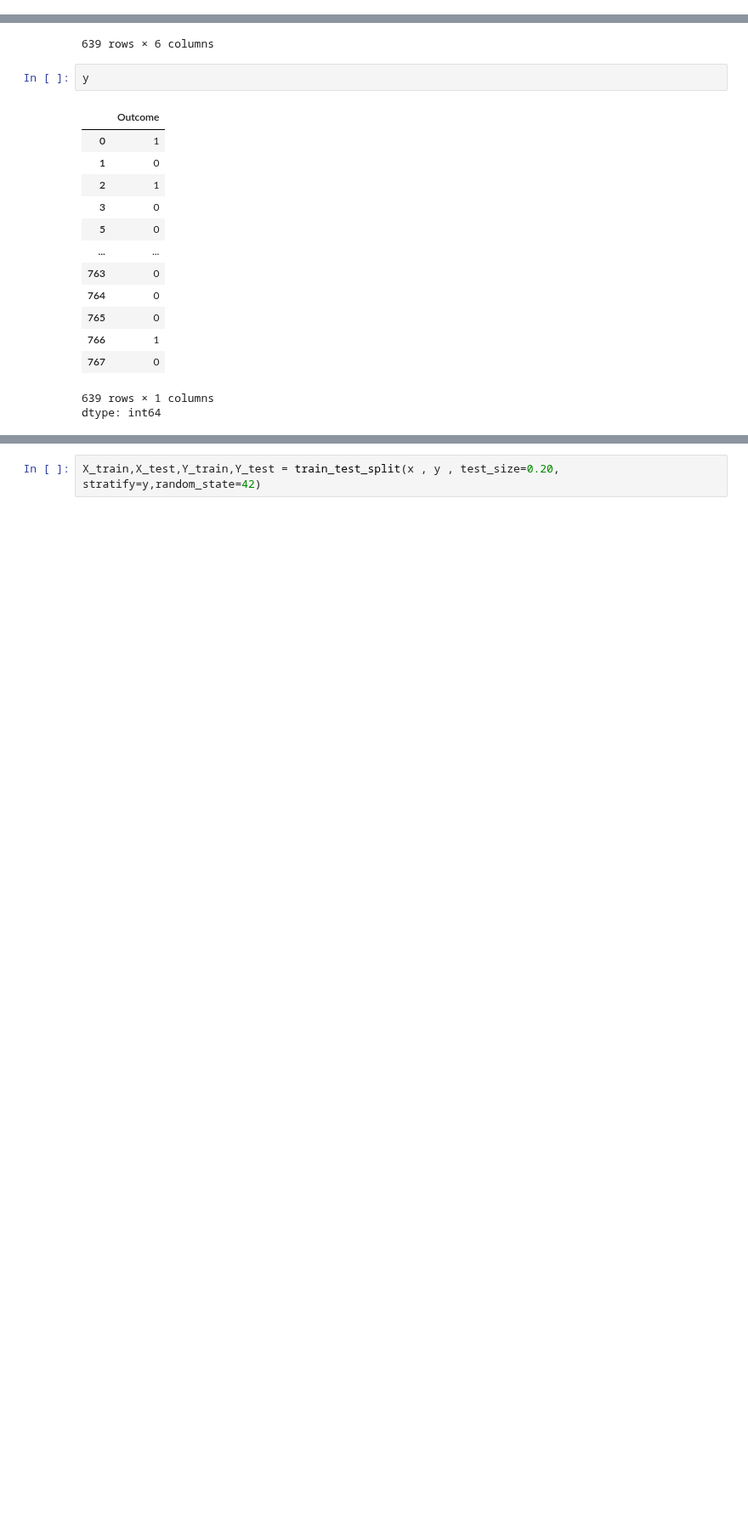
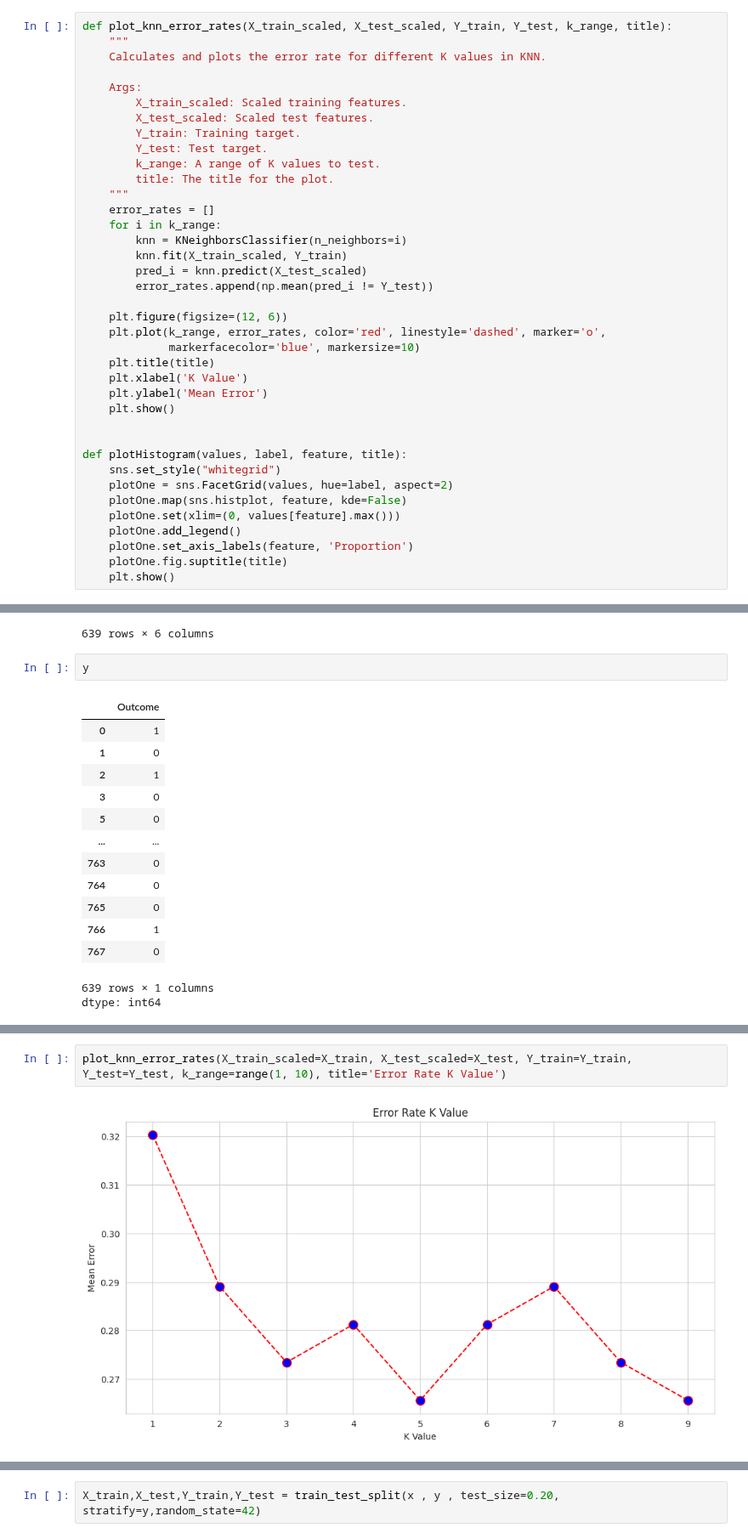
Before and after one commit to LaerteKimura/FIAP_trabalho_ML_Diagnostico, a Jupyter notebook: FIAP_trabalho_ML_Diagnostico.ipynb, the cells around one changed output, grey strips where cells are left out. Shown at 85% size. Cells and saved outputs as stored; diff of their text form; blank space fills up the shorter version.

```diff
--- a/FIAP_trabalho_ML_Diagnostico.ipynb
+++ b/FIAP_trabalho_ML_Diagnostico.ipynb
@@ -11,3 +19,41 @@ from sklearn.metrics import accuracy_score
+# %%
+def plot_knn_error_rates(X_train_scaled, X_test_scaled, Y_train, Y_test, k_range, title):
+    """
+    Calculates and plots the error rate for different K values in KNN.
+
+    Args:
+        X_train_scaled: Scaled training features.
+        X_test_scaled: Scaled test features.
+        Y_train: Training target.
+        Y_test: Test target.
+        k_range: A range of K values to test.
+        title: The title for the plot.
+    """
+    error_rates = []
+    for i in k_range:
+        knn = KNeighborsClassifier(n_neighbors=i)
+        knn.fit(X_train_scaled, Y_train)
+        pred_i = knn.predict(X_test_scaled)
+        error_rates.append(np.mean(pred_i != Y_test))
+
+    plt.figure(figsize=(12, 6))
+    plt.plot(k_range, error_rates, color='red', linestyle='dashed', marker='o',
+             markerfacecolor='blue', markersize=10)
+    plt.title(title)
+    plt.xlabel('K Value')
+    plt.ylabel('Mean Error')
+    plt.show()
+
+
+def plotHistogram(values, label, feature, title):
+    sns.set_style("whitegrid")
+    plotOne = sns.FacetGrid(values, hue=label, aspect=2)
+    plotOne.map(sns.histplot, feature, kde=False)
+    plotOne.set(xlim=(0, values[feature].max()))
+    plotOne.add_legend()
+    plotOne.set_axis_labels(feature, 'Proportion')
+    plotOne.fig.suptitle(title)
+    plt.show()
 # %% [markdown]
 Importando o dataset a partir do mesmo diretório
 
@@ -275 +309,5 @@ dtype: int64
+# %%
+plot_knn_error_rates(X_train_scaled=X_train, X_test_scaled=X_test, Y_train=Y_train, Y_test=Y_test, k_range=range(1, 10), title='Error Rate K Value')
+# %% [output]
+[figure, added]
 # %% [markdown]
```
Also changed, not shown: parts of 26 cells of this notebook.
